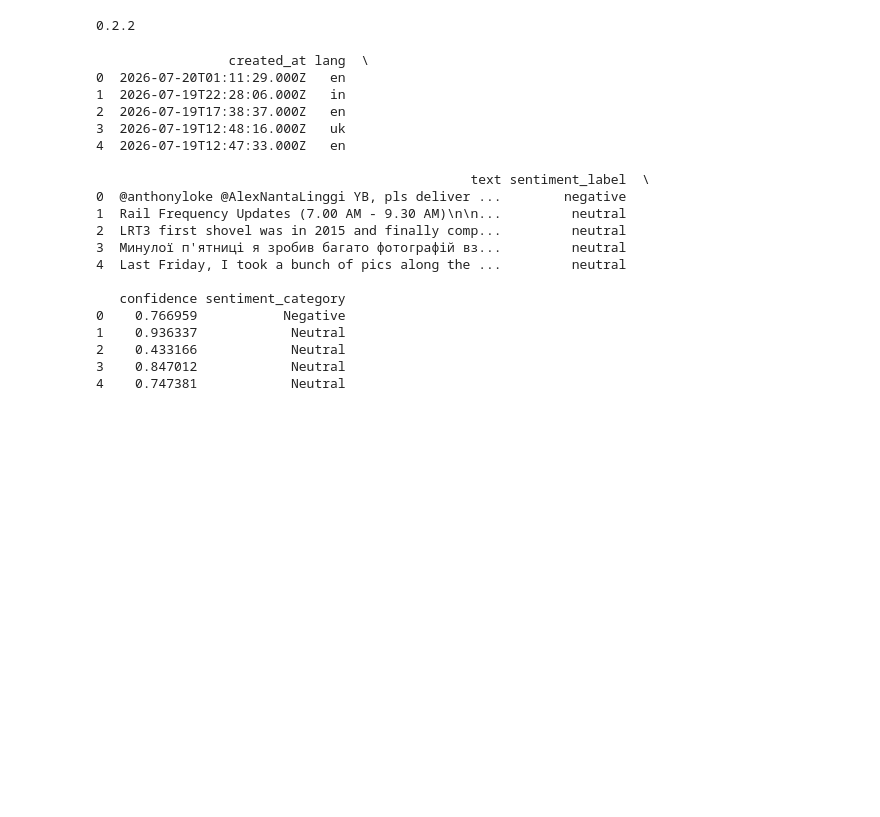
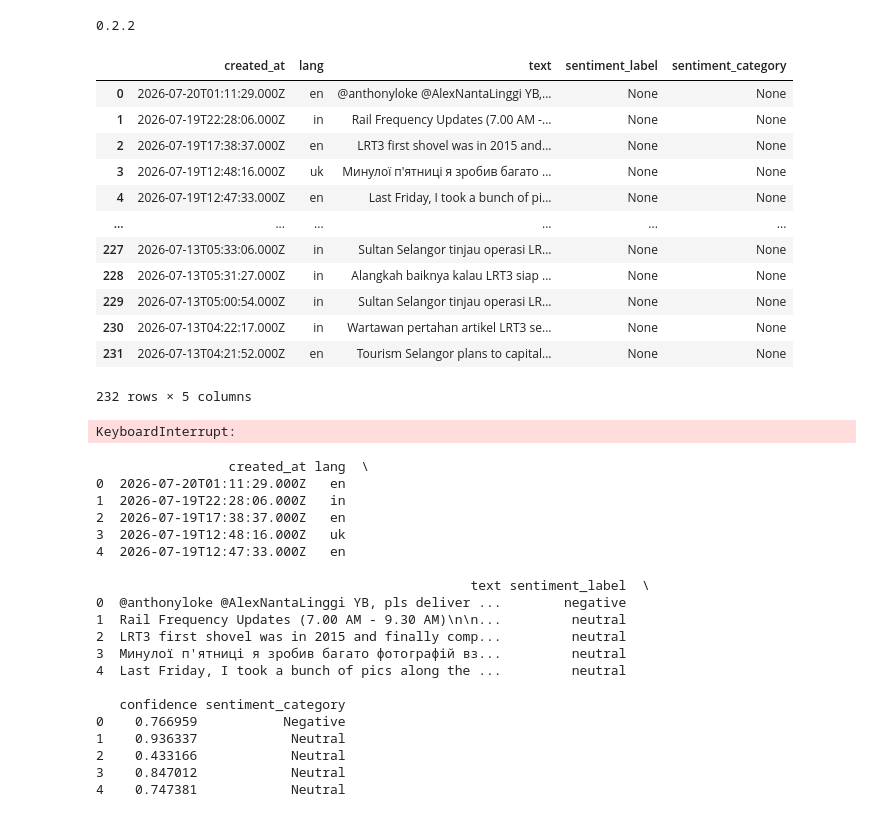
Before and after one commit to Nasuhanina/LRT3-Sentiment-Analytics, a Jupyter notebook: scrap.ipynb, the cells around one changed output. Saved outputs shown, nothing was run; the diff lists cells and outputs as text; code cells hidden in the pictures; blank space fills up the shorter version.

```diff
--- a/scrap.ipynb
+++ b/scrap.ipynb
@@ -222,6 +226,79 @@ import sentencepiece
 print(sentencepiece.__version__)
 # %% [output]
 0.2.2
+# %%
+dfnew
+# %% [output]
+|  | created_at | lang | text | sentiment_label | sentiment_category |
+| 0 | 2026-07-20T01:11:29.000Z | en | @anthonyloke @AlexNantaLinggi YB,... | None | None |
+| 1 | 2026-07-19T22:28:06.000Z | in | Rail Frequency Updates (7.00 AM -... | None | None |
+| 2 | 2026-07-19T17:38:37.000Z | en | LRT3 first shovel was in 2015 and... | None | None |
+| 3 | 2026-07-19T12:48:16.000Z | uk | Минулої п'ятниці я зробив багато ... | None | None |
+| 4 | 2026-07-19T12:47:33.000Z | en | Last Friday, I took a bunch of pi... | None | None |
+| ... | ... | ... | ... | ... | ... |
+| 227 | 2026-07-13T05:33:06.000Z | in | Sultan Selangor tinjau operasi LR... | None | None |
+| 228 | 2026-07-13T05:31:27.000Z | in | Alangkah baiknya kalau LRT3 siap ... | None | None |
+| 229 | 2026-07-13T05:00:54.000Z | in | Sultan Selangor tinjau operasi LR... | None | None |
+| 230 | 2026-07-13T04:22:17.000Z | in | Wartawan pertahan artikel LRT3 se... | None | None |
+| 231 | 2026-07-13T04:21:52.000Z | en | Tourism Selangor plans to capital... | None | None |
+232 rows × 5 columns
+# %%
+from openai import OpenAI
+import pandas as pd
+import json
+
+# Load environment variables
+load_dotenv()
+
+client = OpenAI(
+    api_key=os.getenv("OPENAI_API_KEY")
+)
+
+def categorize_sentiment(text):
+    try:
+        response = client.responses.create(
+            model="gpt-5-nano",
+            input=f"""
+Classify the sentiment of the following text.
+
+Return JSON only:
+{{
+    "label": "positive|neutral|negative"
+}}
+
+Text:
+{text}
+"""
+        )
+
+        result = json.loads(response.output_text)
+        label = result["label"].lower()
+
+        if label == "positive":
+            category = "Positive"
+        elif label == "neutral":
+            category = "Neutral"
+        elif label == "negative":
+            category = "Negative"
+        else:
+            category = "Unknown"
+
+        return pd.Series([label, category])
+
+    except Exception as e:
+        print(f"Error: {e}")
+        return pd.Series([None, None])
+
+# Apply sentiment analysis
+dfnew[['sentiment_label', 'sentiment_category']] = (
+    dfnew['text']
+    .fillna('')
+    .apply(categorize_sentiment)
+)
+
+print(dfnew.head())
+# %% [output]
+KeyboardInterrupt:
 # %%
 from transformers import pipeline
 import pandas as pd
```
Also changed, not shown: parts of 4 cells of this notebook, 1 other file.
